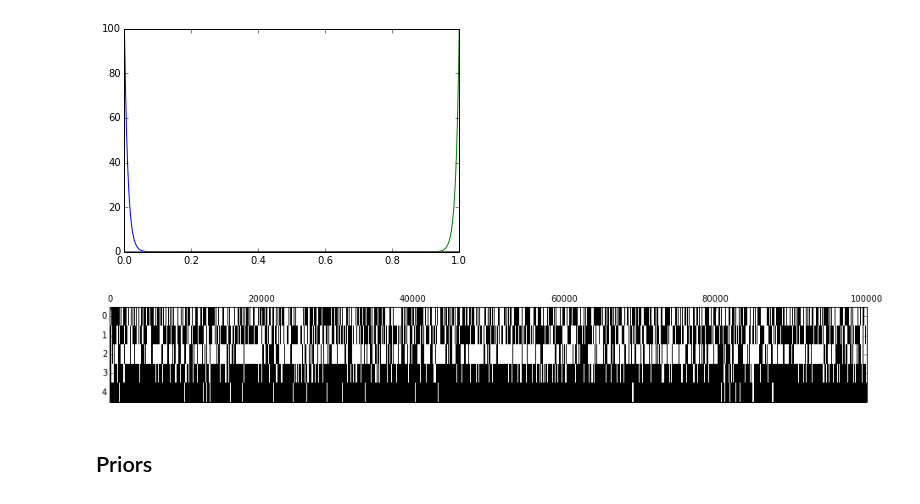
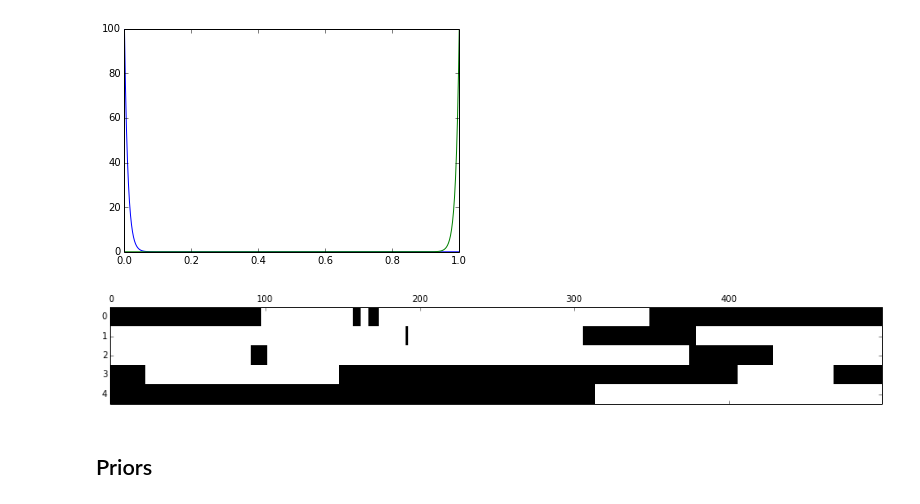
Before and after one commit to pearsonlab/spiketopics, a Jupyter notebook: model1_scratch.ipynb, the cells around one changed output. Drawn from its saved outputs; the diff is of its cells as text; code cells hidden in the pictures.

```diff
--- a/model1_scratch.ipynb
+++ b/model1_scratch.ipynb
@@ -13,7 +13,7 @@ import matplotlib.cm as cm
 ## Let's make some fake data:
 # %%
 U = 120  # units
-T = 100000  # time points/frames
+T = 5000  # time points/frames
 K = 5  # categories
 dt = 1 / 30  # frames per second
 # %%
@@ -56,9 +56,9 @@ for t in xrange(1, T):
 # %%
 # plot the categories through time
 Trng = (0, 500)
-plt.matshow(chain[:, slic, aspect='auto', cmap=cm.gray);
+plt.matshow(chain[:, slice(*Trng)], aspect='auto', cmap=cm.gray);
 # %% [output]
-[figure, old version]
+[figure, new version]
 # %%
 # set up firing rates for each category, unit
 lam = stats.gamma.rvs(a=10 / 3, scale=3, size=(K, U))
```
Also changed, not shown: parts of 7 cells of this notebook, 1 other file.
